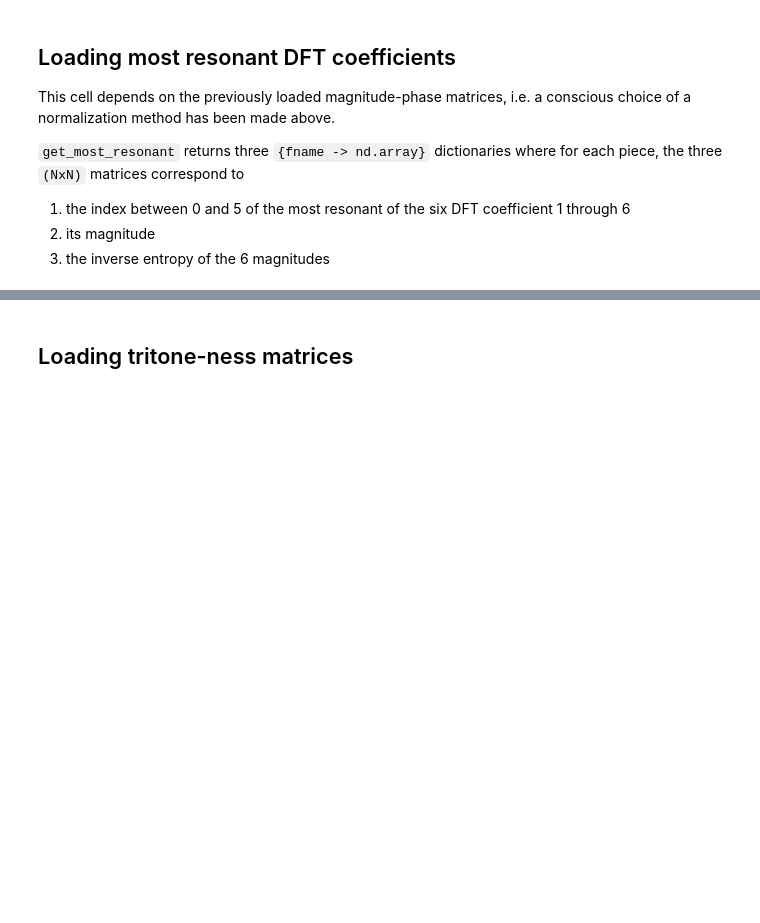
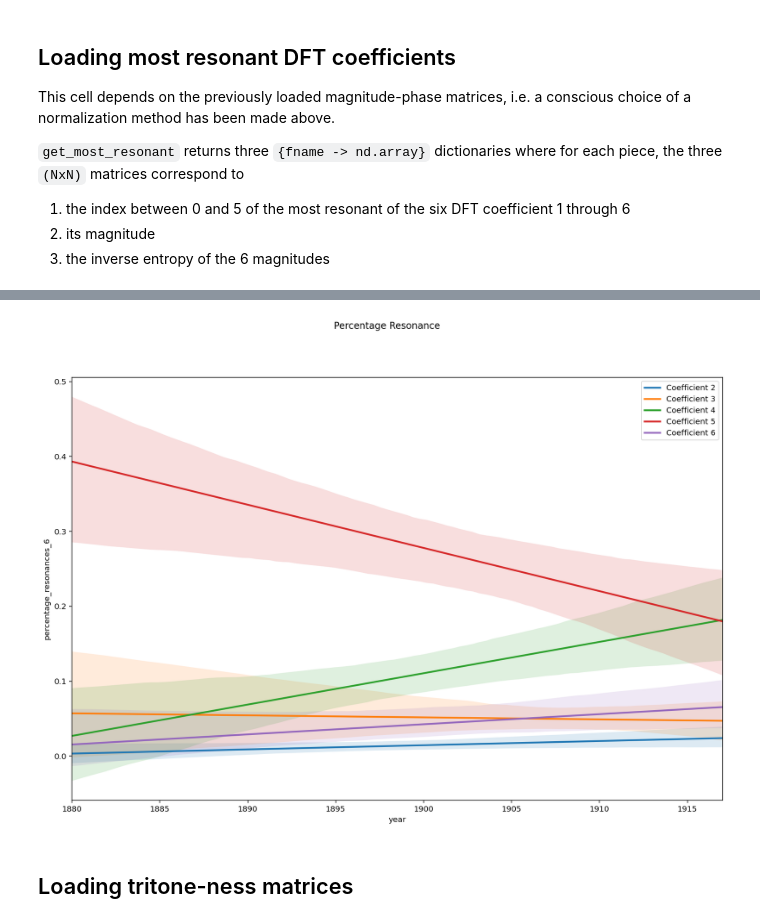
Before and after one commit to DCMLab/debussy, a Jupyter notebook: load_data.ipynb, the cells around one changed output, grey strips where cells are left out. Saved outputs shown, nothing was run; the diff lists cells and outputs as text; code cells hidden in the pictures; blank space fills up the shorter version.

```diff
--- a/load_data.ipynb
+++ b/load_data.ipynb
@@ -219,0 +415,5 @@ array([[[4.        , 3.        , 3.        ],
+# %%
+percentage_resonance = get_percentage_resonance(max_coeffs)
+test_dict_keys(percentage_resonance, metadata)
+print(f"The example percentage resonance has shape {percentage_resonance[EXAMPLE_FNAME].shape}.")
+percentage_resonance[EXAMPLE_FNAME]
@@ -219,0 +426,4 @@ array([[[4.        , 3.        , 3.        ],
+# %%
+cols = [f"percentage_resonances_{i}" for i in range(1,7)]
+metadata_metrics = add_to_metrics(metadata_metrics, percentage_resonance, cols)
+metadata_metrics.head(1)
@@ -220,3 +434,15 @@ array([[[4.        , 3.        , 3.        ],
+# %%
+fig, axs = plt.subplots(1,1, figsize=(15,10))
+
+fig.suptitle('Percentage Resonance')
+
+for i in range(2,7):
+    sns.regplot(x='year', y=f"percentage_resonances_{i}", data=metadata_metrics, scatter=False, label=f"Coefficient {i}")
+
+plt.legend()
+plt.savefig('figures/percentage_resonance.png')
+# %% [output]
+[figure, added]
 # %% [markdown]
 ## Loading tritone-ness matrices
 # %%
```
Also changed, not shown: parts of 22 cells of this notebook, 2 other files.
